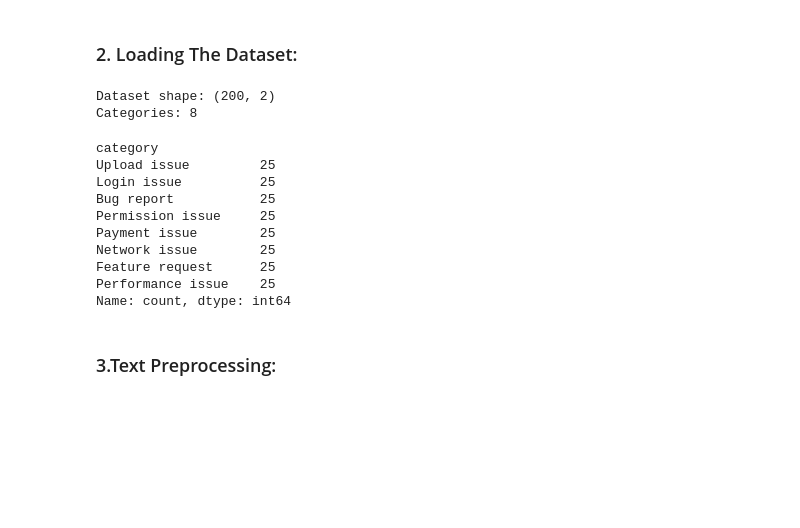
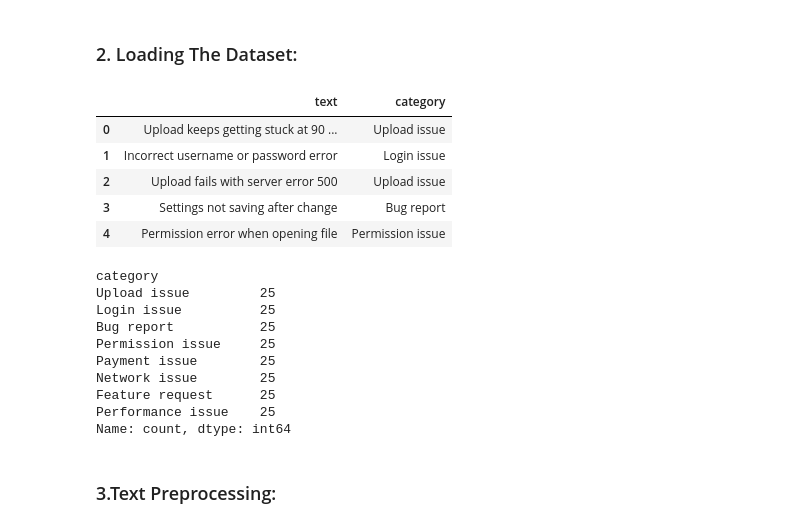
Before and after one commit to dinakaranthiru/AI-Engineer-12-Weeks, a Jupyter notebook: Week9_Task/Model_Optimization.ipynb, the cells around one changed output. Drawn from its saved outputs; the diff is of its cells as text; code cells hidden in the pictures; blank space fills up the shorter version.

```diff
--- a/Week9_Task/Model_Optimization.ipynb
+++ b/Week9_Task/Model_Optimization.ipynb
@@ -38,23 +43,28 @@ import seaborn as sns
 # %% [markdown]
 ### 2. Loading The Dataset:
 # %%
-df = pd.read_csv('tickets.csv')
-print(f"Dataset shape: {df.shape}")
-print(f"Categories: {df['category'].nunique()}")
-df['category'].value_counts()
+df = pd.read_csv("tickets.csv")
+df.head()
 # %% [output]
-Dataset shape: (200, 2)
-Categories: 8
-category
-Upload issue         25
-Login issue          25
-Bug report           25
-Permission issue     25
-Payment issue        25
-Network issue        25
-Feature request      25
-Performance issue    25
-Name: count, dtype: int64
+|  | text | category |
+| 0 | Upload keeps getting stuck at 90 ... | Upload issue |
+| 1 | Incorrect username or password error | Login issue |
+| 2 | Upload fails with server error 500 | Upload issue |
+| 3 | Settings not saving after change | Bug report |
+| 4 | Permission error when opening file | Permission issue |
+# %%
+df['category'].value_counts()
+# %% [output]
+category
+Upload issue         25
+Login issue          25
+Bug report           25
+Permission issue     25
+Payment issue        25
+Network issue        25
+Feature request      25
+Performance issue    25
+Name: count, dtype: int64
 # %% [markdown]
 ### 3.Text Preprocessing:
 # %%
```
Also changed, not shown: parts of 7 cells of this notebook.
